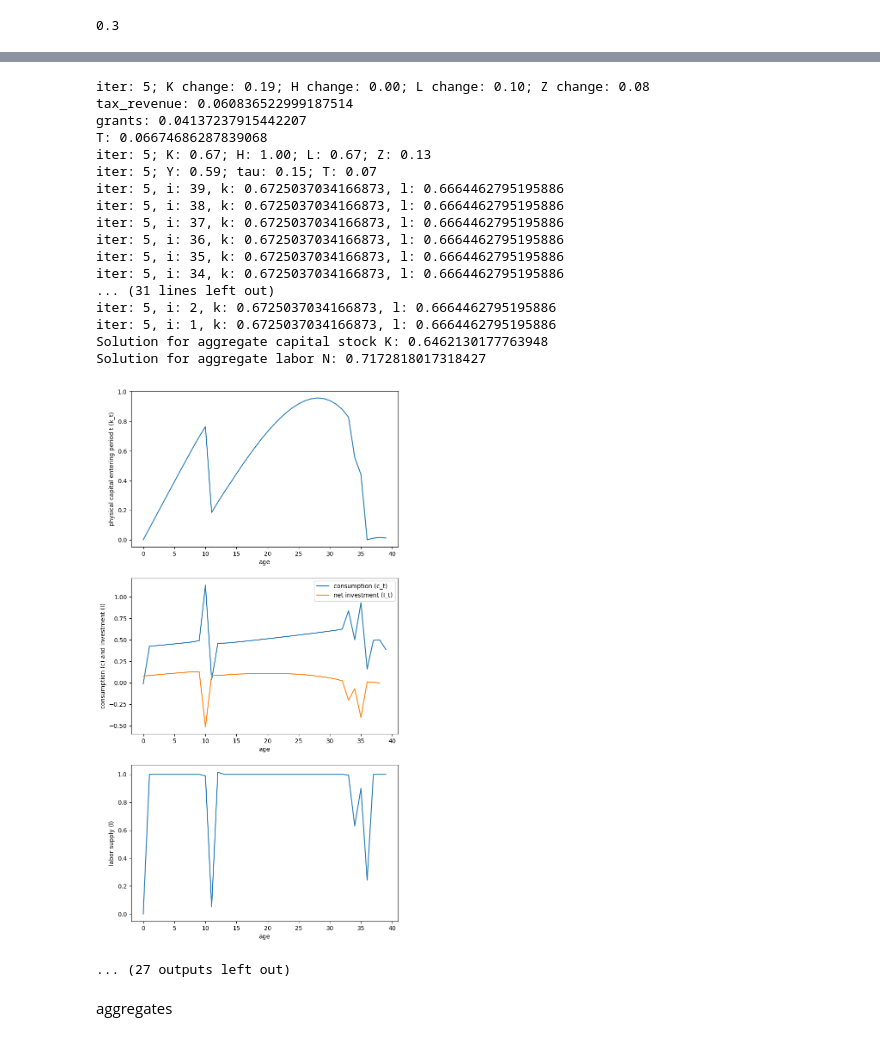
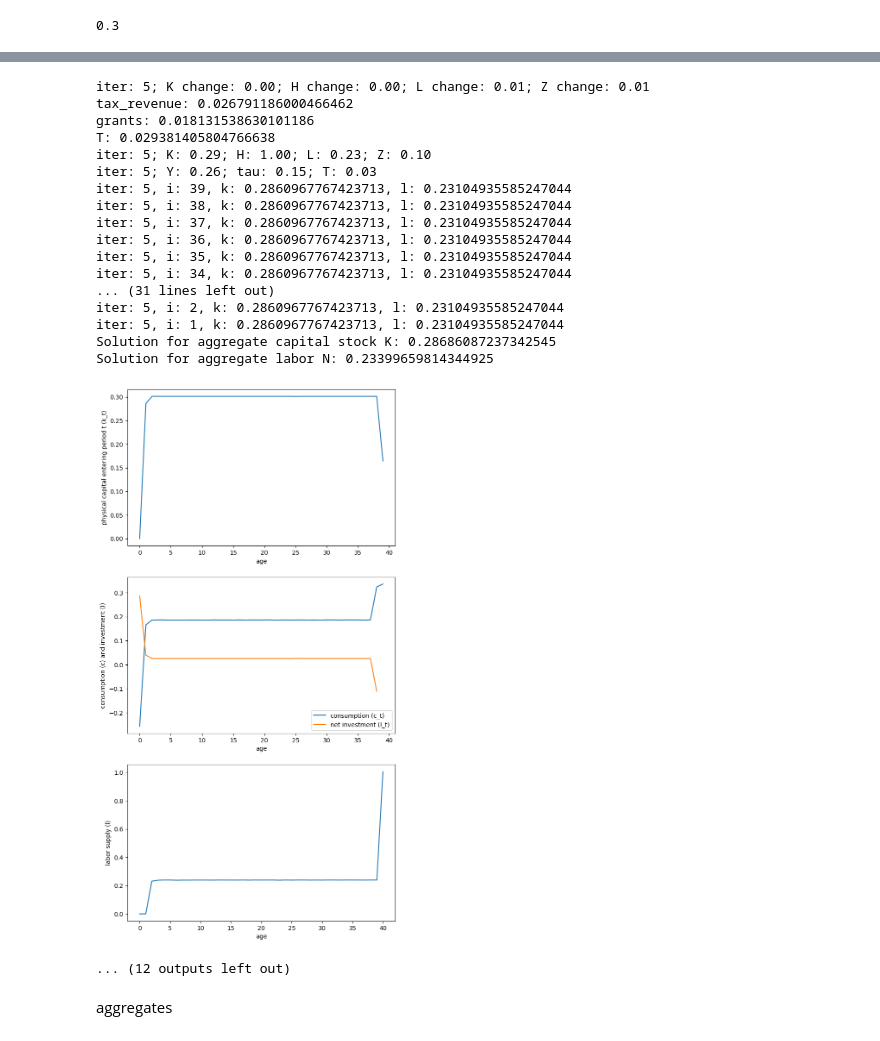
Before and after one commit to mpham8/macro-debtrelief-humancapital, a Jupyter notebook: hc-olg-model/ss_run3.ipynb, the cells around one changed output, grey strips where cells are left out. Drawn from its saved outputs; the diff is of its cells as text; code cells hidden in the pictures.

```diff
--- a/hc-olg-model/ss_run3.ipynb
+++ b/hc-olg-model/ss_run3.ipynb
@@ -342,7 +361,7 @@ while iteration < max_iters - 1 and K_diff > tolerance:
                 return -value_function(vr_polate, k, k0, l, h, w, r, tau, T) #l?
 
             # Initial guess and bounds
-            x0 = [k0, l0]
+            x0 = [K_bar, L_bar]
             bounds = [(k_min, k_max), (l_min, l_max)]
 
             # Run optimization
@@ -350,31 +369,53 @@ while iteration < max_iters - 1 and K_diff > tolerance:
             k_opt, l_opt = result.x
 
             k_optimal_array[j,n,i-1] = k_opt
-            l_optimal_array[j,n,i-1] = l_opt
+            l_optimal_array[j,n,i] = l_opt
             value_array[j,n,i-1] = -result.fun  # Note: negative since we minimized negative value
-            c_optimal_array[j,n,i-1] = (1-tau)*w*h*l_opt + r*k0 - tau*r*max(k0, 0) + T - k_opt
+            c_optimal_array[j,n,i-1] = (1-tau)*w*h*l0 + r*k0 - tau*r*max(k0, 0) + T - k_opt
+
+    # for j in range(na):
+    #     for n in range(nl):
+    #         k0 = k_grid[j]
+    #         l0 = l_grid[n]
+
+    #         # First optimize k using binary search
+    #         k_opt = binary_search_k(vr_polate, k0, l0, h, w, r, tau, T, k_min, k_max)
+
+    #         # Then optimize l using standard minimize (since we don't assume monotonicity in l)
+    #         def objective_l(l):
+    #             return -value_function(vr_polate, k_opt, k0, l0, h, w, r, tau, T)
+
+    #         result_l = minimize(objective_l, l0, bounds=[(l_min, l_max)], method='L-BFGS-B')
+    #         l_opt = result_l.x[0]
+
+    #         k_optimal_array[j,n,i-1] = k_opt
+    #         l_optimal_array[j,n,i] = l_opt
+    #         value_array[j,n,i-1] = -objective_l(l_opt)
+    #         c_optimal_array[j,n,i] = (1-tau)*w*h*l_opt + r*k0 - tau*r*max(k0, 0) + T - k_opt
 
 
     # print('checkpoint 2')
   k_gen = np.zeros(periods)
-  l_gen = np.zeros(periods)
+  l_gen = np.zeros(periods + 1)
   c_gen = np.zeros(periods)
   h_gen = np.zeros(periods)
   i_gen = np.zeros(periods)
 
   k_gen[0] = k_start
-  l_gen[0] = l_start
+  # Create interpolator for l policy function at first period
+  l_polate_init = interpolate.RectBivariateSpline(k_grid, l_grid, l_optimal_array[:,:,0])
+  l_gen[1] = l_polate_init(k_gen[0], l_start)[0,0]
 
   for q in range(periods - 1):
     # Create 2D interpolators for k and l policy functions
     k_polate = interpolate.RectBivariateSpline(k_grid, l_grid, k_optimal_array[:,:,q])
-    l_polate = interpolate.RectBivariateSpline(k_grid, l_grid, l_optimal_array[:,:,q])
+    l_polate = interpolate.RectBivariateSpline(k_grid, l_grid, l_optimal_array[:,:,q+1])
 
-    k_gen[q+1] = k_polate(k_gen[q], l_gen[q])[0,0]
-    l_gen[q+1] = l_polate(k_gen[q], l_gen[q])[0,0]
+    k_gen[q+1] = k_polate(k_gen[q], l_gen[q+1])[0,0]
+    l_gen[q+2] = l_polate(k_gen[q], l_gen[q+1])[0,0]
 
-    c_gen[q] = consumption(k_prev=k_gen[q], k=k_gen[q+1], h=h, l=l_gen[q], w=w, r=r, tau=tau, T=T)
-    i_gen[q] = -c_gen[q] + (1-tau)*w*h*l_gen[q] + (r+delta)*k_gen[q] - tau*(r+delta)*max(k_gen[q], 0) + T
+    c_gen[q] = consumption(k_prev=k_gen[q], k=k_gen[q+1], h=h, l=l_gen[q+1], w=w, r=r, tau=tau, T=T) #CHECK THIS
+    i_gen[q] = -c_gen[q] + (1-tau)*w*h*l_gen[q+1] + (r+delta)*k_gen[q] - tau*(r+delta)*max(k_gen[q], 0) + T #CHECK THIS
 
   K_new = np.mean(k_gen)
   L_new = np.mean(l_gen)
@@ -497,22 +538,22 @@ Solution for aggregate labor N: 0.6664462795195886
-iter: 5; K change: 0.19; H change: 0.00; L change: 0.10; Z change: 0.08
-tax_revenue: 0.060836522999187514
-grants: 0.04137237915442207
-T: 0.06674686287839068
-iter: 5; K: 0.67; H: 1.00; L: 0.67; Z: 0.13
-iter: 5; Y: 0.59; tau: 0.15; T: 0.07
-iter: 5, i: 39, k: 0.6725037034166873, l: 0.6664462795195886
-iter: 5, i: 38, k: 0.6725037034166873, l: 0.6664462795195886
-iter: 5, i: 37, k: 0.6725037034166873, l: 0.6664462795195886
-iter: 5, i: 36, k: 0.6725037034166873, l: 0.6664462795195886
-iter: 5, i: 35, k: 0.6725037034166873, l: 0.6664462795195886
-iter: 5, i: 34, k: 0.6725037034166873, l: 0.6664462795195886
+iter: 5; K change: 0.00; H change: 0.00; L change: 0.01; Z change: 0.01
+tax_revenue: 0.026791186000466462
+grants: 0.018131538630101186
+T: 0.029381405804766638
+iter: 5; K: 0.29; H: 1.00; L: 0.23; Z: 0.10
+iter: 5; Y: 0.26; tau: 0.15; T: 0.03
+iter: 5, i: 39, k: 0.2860967767423713, l: 0.23104935585247044
+iter: 5, i: 38, k: 0.2860967767423713, l: 0.23104935585247044
+iter: 5, i: 37, k: 0.2860967767423713, l: 0.23104935585247044
+iter: 5, i: 36, k: 0.2860967767423713, l: 0.23104935585247044
+iter: 5, i: 35, k: 0.2860967767423713, l: 0.23104935585247044
+iter: 5, i: 34, k: 0.2860967767423713, l: 0.23104935585247044
 ... (31 lines left out)
-iter: 5, i: 2, k: 0.6725037034166873, l: 0.6664462795195886
-iter: 5, i: 1, k: 0.6725037034166873, l: 0.6664462795195886
-Solution for aggregate capital stock K: 0.6462130177763948
-Solution for aggregate labor N: 0.7172818017318427
+iter: 5, i: 2, k: 0.2860967767423713, l: 0.23104935585247044
+iter: 5, i: 1, k: 0.2860967767423713, l: 0.23104935585247044
+Solution for aggregate capital stock K: 0.28686087237342545
+Solution for aggregate labor N: 0.23399659814344925
-[figure, old version]
+[figure, new version]
-... (27 outputs left out)
+... (12 outputs left out)
 # %% [markdown]
 aggregates
 # %%
```
Also changed, not shown: parts of 3 cells of this notebook.
